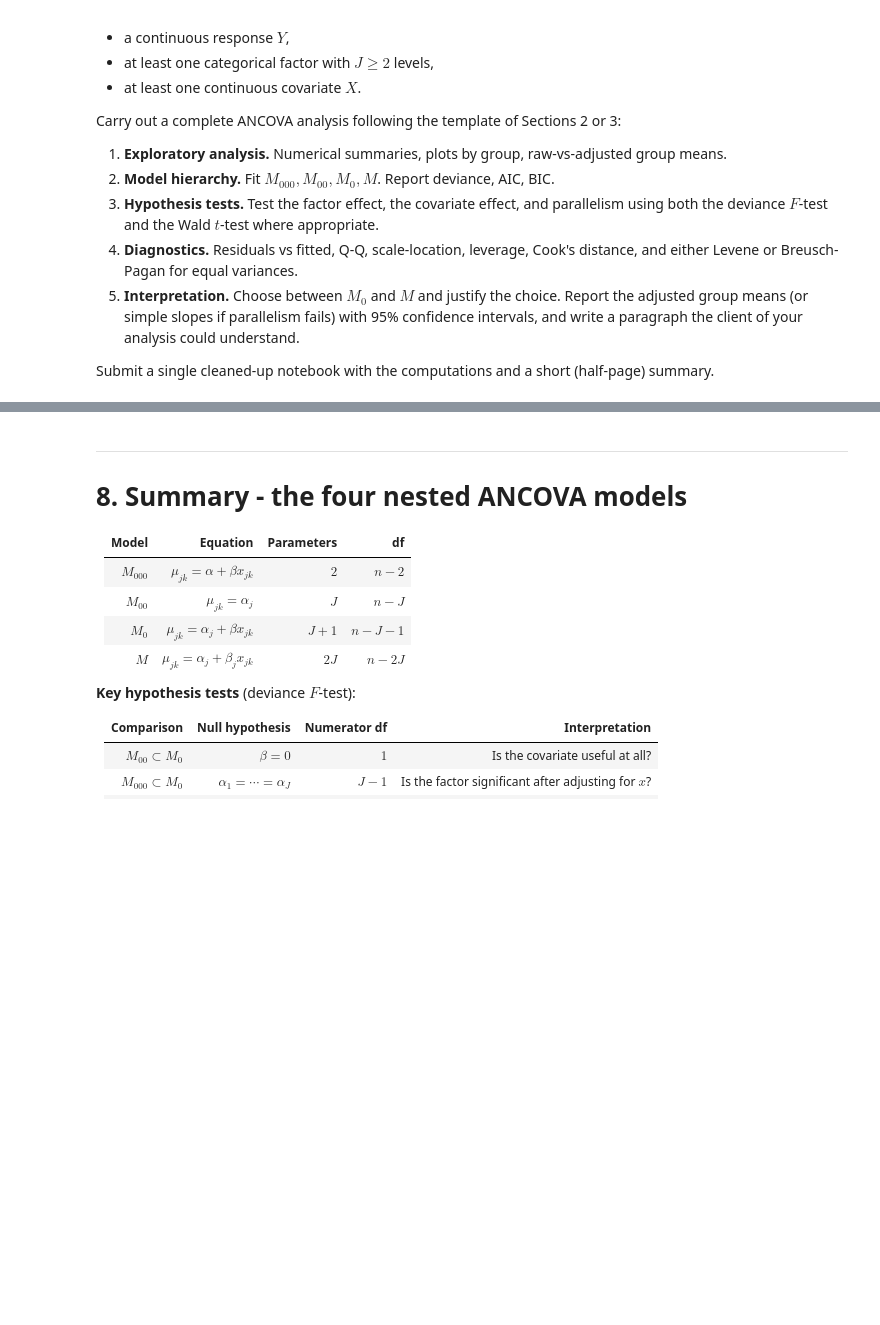
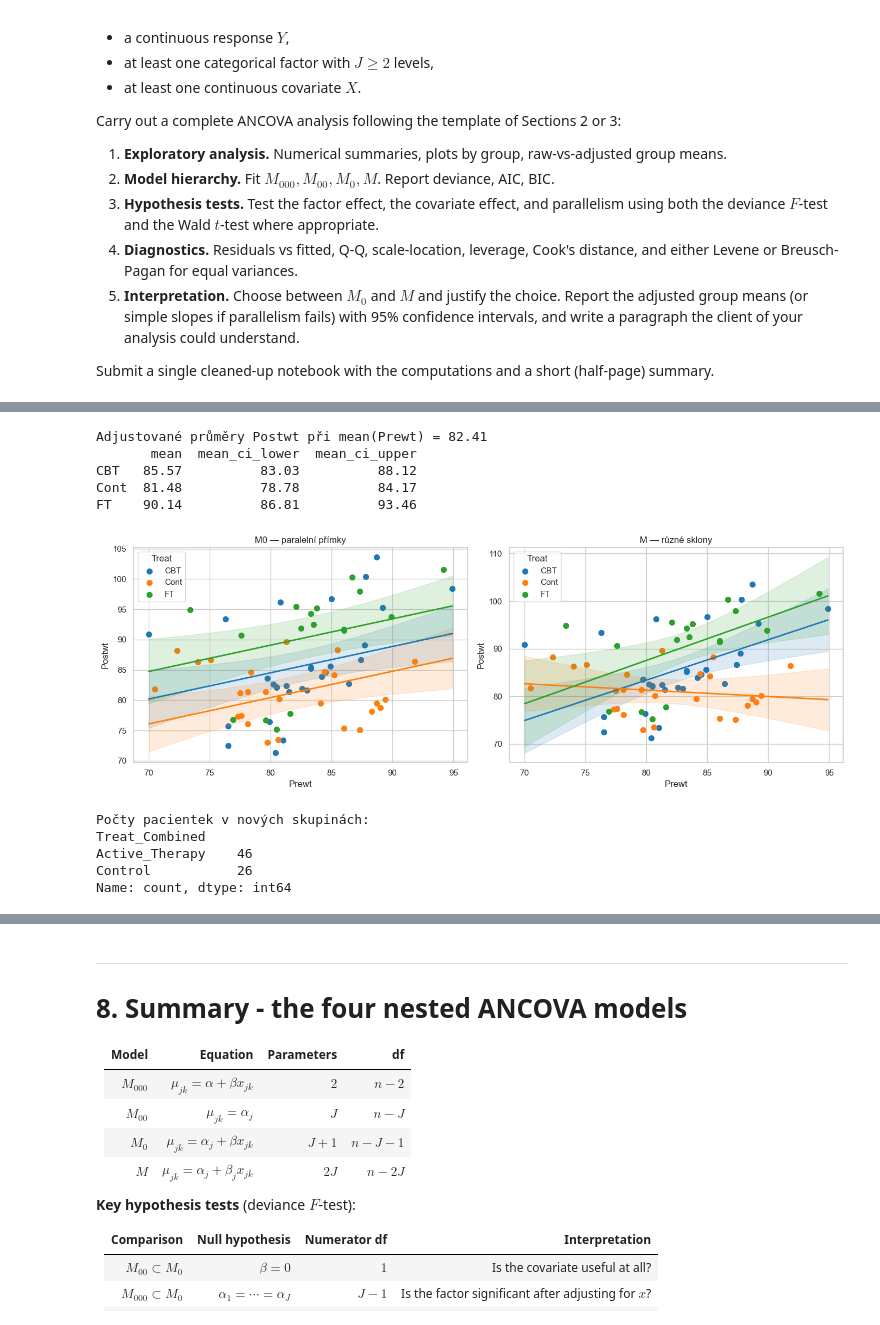
Before and after one commit to gulierus/ZLMA, a Jupyter notebook: 01ZLMA_ex06_ANCOVA.ipynb, the cells around one changed output, grey strips where cells are left out. Saved outputs shown, nothing was run; the diff lists cells and outputs as text; code cells hidden in the pictures; blank space fills up the shorter version.

```diff
--- a/01ZLMA_ex06_ANCOVA.ipynb
+++ b/01ZLMA_ex06_ANCOVA.ipynb
@@ -1363,0 +1499,48 @@ Submit a single cleaned-up notebook with the computations and a short (half-page
+# %%
+x0 = data['Prewt'].mean()
+grid = pd.DataFrame({'Treat': ['CBT', 'Cont', 'FT'], 'Prewt': [x0]*3})
+adj = M0.get_prediction(grid).summary_frame(alpha=0.05)
+adj.index = ['CBT', 'Cont', 'FT']
+print("Adjustované průměry Postwt při mean(Prewt) =", round(x0, 2))
+print(adj[['mean', 'mean_ci_lower', 'mean_ci_upper']].round(2))
+# %% [output]
+Adjustované průměry Postwt při mean(Prewt) = 82.41
+       mean  mean_ci_lower  mean_ci_upper
+CBT   85.57          83.03          88.12
+Cont  81.48          78.78          84.17
+FT    90.14          86.81          93.46
+# %%
+fig, axes = plt.subplots(1, 2, figsize=(14, 5))
+prewt_grid = np.linspace(data['Prewt'].min(), data['Prewt'].max(), 100)
+colors = {'CBT': '#1f77b4', 'Cont': '#ff7f0e', 'FT': '#2ca02c'}
+
+for ax, model, title in [(axes[0], M0, 'M0 — paralelní přímky'),
+                          (axes[1], M,  'M — různé sklony')]:
+    for treat in ['CBT', 'Cont', 'FT']:
+        sub = data[data['Treat'] == treat]
+        ax.scatter(sub['Prewt'], sub['Postwt'], color=colors[treat], label=treat, s=50)
+        grid = pd.DataFrame({'Treat': treat, 'Prewt': prewt_grid})
+        pred = model.get_prediction(grid).summary_frame(alpha=0.05)
+        ax.plot(prewt_grid, pred['mean'], color=colors[treat], lw=2)
+        ax.fill_between(prewt_grid, pred['mean_ci_lower'], pred['mean_ci_upper'],
+                        color=colors[treat], alpha=0.15)
+    ax.set_title(title); ax.set_xlabel('Prewt'); ax.set_ylabel('Postwt')
+    ax.legend(title='Treat')
+plt.tight_layout(); plt.show()
+# %% [output]
+[figure, added]
+# %%
+data['Treat_Combined'] = data['Treat'].replace({
+    'CBT': 'Active_Therapy',
+    'FT': 'Active_Therapy',
+    'Cont': 'Control'
+})
+
+print("Počty pacientek v nových skupinách:")
+print(data['Treat_Combined'].value_counts())
+# %% [output]
+Počty pacientek v nových skupinách:
+Treat_Combined
+Active_Therapy    46
+Control           26
+Name: count, dtype: int64
```
Also changed, not shown: parts of 10 cells of this notebook, 3 other files.
